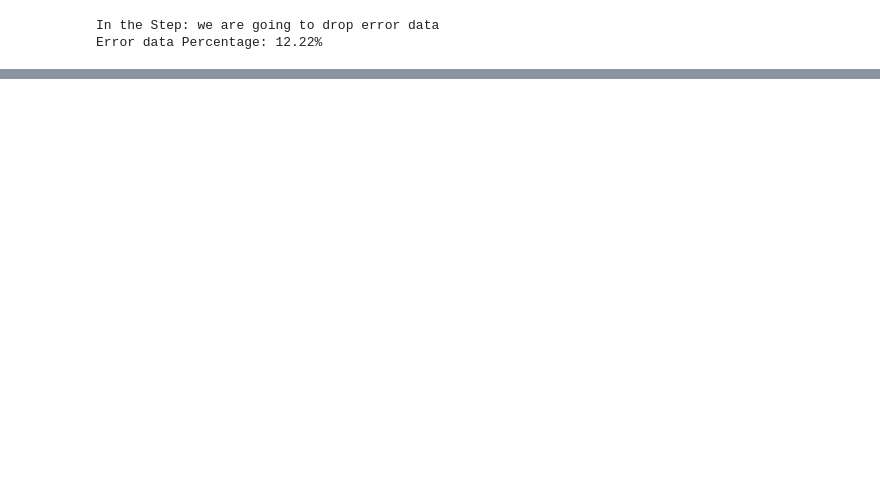
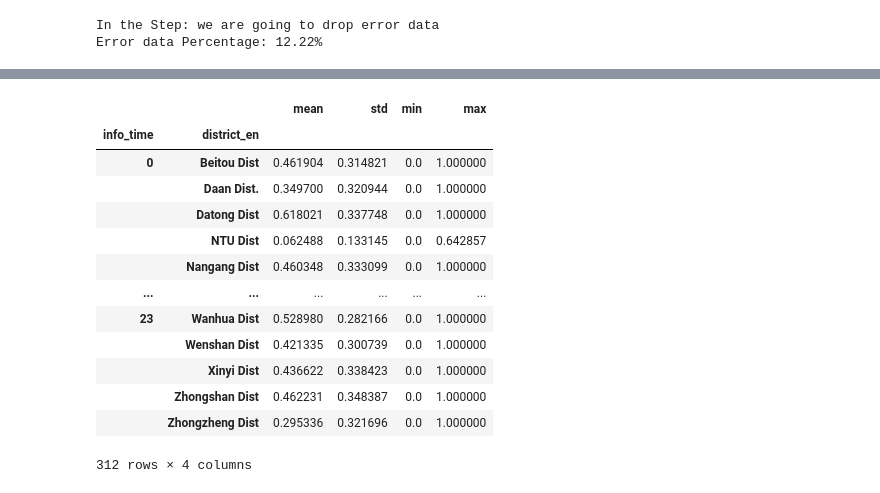
Before and after one commit to victorDeveloper0821/UbikeDataAnalysis, a Jupyter notebook: youBikeAnalytics.ipynb, the cells around one changed output, grey strips where cells are left out. Cells and saved outputs as stored; diff of their text form; code cells hidden in the pictures; blank space fills up the shorter version.

```diff
--- a/youBikeAnalytics.ipynb
+++ b/youBikeAnalytics.ipynb
@@ -217,3 +224,22 @@ memory usage: 30.3+ MB
+# %%
+groupDist = bikecsv.groupby([bikecsv['info_time'].dt.hour, 'district_en'])
+
+groupDist['ratio'].agg([np.mean, np.std,np.min, np.max])
+# %% [output]
+|  |  | mean | std | min | max |
+| info_time | district_en |  |  |  |  |
+| 0 | Beitou Dist | 0.461904 | 0.314821 | 0.0 | 1.000000 |
+|  | Daan Dist. | 0.349700 | 0.320944 | 0.0 | 1.000000 |
+|  | Datong Dist | 0.618021 | 0.337748 | 0.0 | 1.000000 |
+|  | NTU Dist | 0.062488 | 0.133145 | 0.0 | 0.642857 |
+|  | Nangang Dist | 0.460348 | 0.333099 | 0.0 | 1.000000 |
+| ... | ... | ... | ... | ... | ... |
+| 23 | Wanhua Dist | 0.528980 | 0.282166 | 0.0 | 1.000000 |
+|  | Wenshan Dist | 0.421335 | 0.300739 | 0.0 | 1.000000 |
+|  | Xinyi Dist | 0.436622 | 0.338423 | 0.0 | 1.000000 |
+|  | Zhongshan Dist | 0.462231 | 0.348387 | 0.0 | 1.000000 |
+|  | Zhongzheng Dist | 0.295336 | 0.321696 | 0.0 | 1.000000 |
+312 rows × 4 columns
 # %%
 
 # 按照 'district_en' 和 'info_time' 聚合
```
Also changed, not shown: parts of 8 cells of this notebook.
